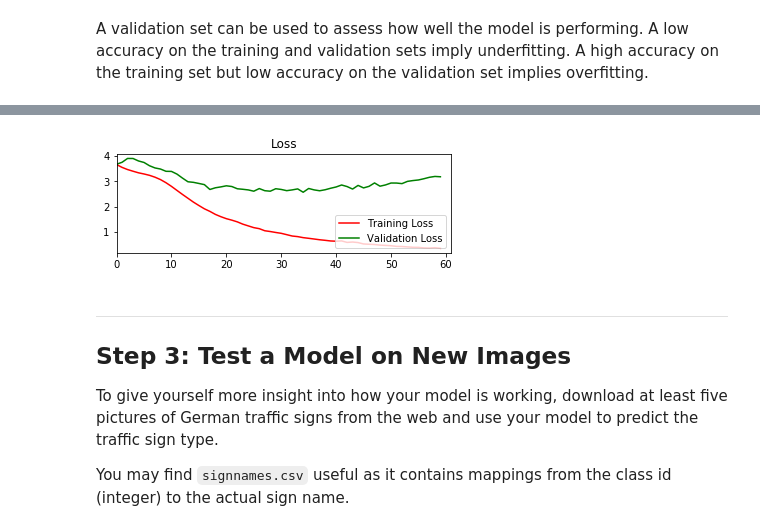
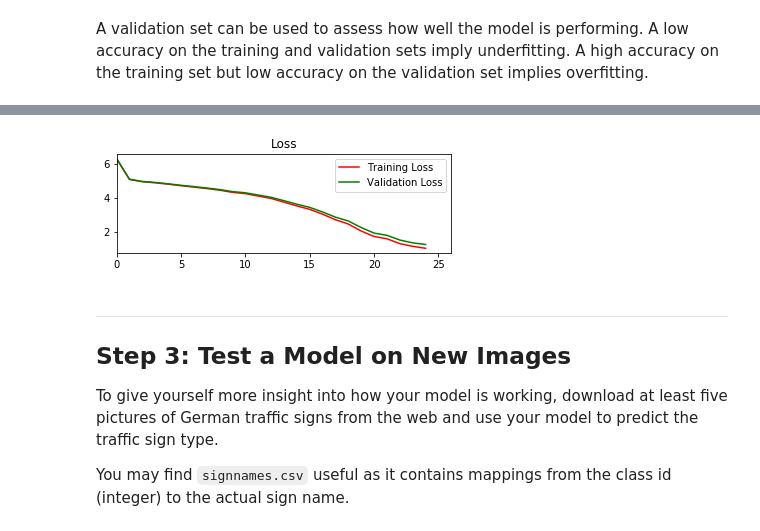
Before and after one commit to udacity/CarND-Traffic-Sign-Classifier-Project, a Jupyter notebook: Traffic_Sign_Classifier.ipynb, the cells around one changed output, grey strips where cells are left out. Saved outputs shown, nothing was run; the diff lists cells and outputs as text; code cells hidden in the pictures.

Commit message:
Accuracy: 934

```diff
--- a/Traffic_Sign_Classifier.ipynb
+++ b/Traffic_Sign_Classifier.ipynb
@@ -263,16 +367,27 @@ def GetLogits(X):
 A validation set can be used to assess how well the model is performing. A low accuracy on the training and validation
 sets imply underfitting. A high accuracy on the training set but low accuracy on the validation set implies overfitting.
 # %%
+tf.reset_default_graph()
+
 x = tf.placeholder(tf.float32, (None, image_shape[0], image_shape[1], image_shape[2]), name='x_placeholder')
 y = tf.placeholder(tf.int32, (None), name='y_placeholder')
+is_training = tf.placeholder(tf.bool)
+keep_prob = tf.placeholder(tf.float32, name='keep_prob')
+
 onehot_y = tf.one_hot(y, n_classes)
-batch_size = 15000
-epochs = 60
-r_lambda = 0.01
+batch_size = 300
+epochs = 25
+reg = 0.01 # regularization strength lambda
 # %%
-Learn_Rate = 0.001
-logits = GetLogits(x)
+Learn_Rate = 0.0007
+logits = GetLogits(x, is_training, keep_prob)
 cross_entropy = tf.nn.softmax_cross_entropy_with_logits(logits=logits, labels=onehot_y)
-loss_operation = tf.reduce_mean(cross_entropy + tf.mul(r_lambda, tf.add(regularizer_1, regularizer_2)))
-optimizer = tf.train.AdamOptimizer(learning_rate = Learn_Rate)
-trainer = optimizer.minimize(loss_operation)
+reg_loss = tf.get_collection(tf.GraphKeys.REGULARIZATION_LOSSES)
+loss_operation = tf.reduce_mean(cross_entropy) + tf.reduce_mean(reg_loss)
+
+# when training, the moving_mean and moving_variance need to be updated.
+# By default the update ops are placed in tf.GraphKeys.UPDATE_OPS,
+#so they need to be added as a dependency to the train_op.
+update_ops = tf.get_collection(tf.GraphKeys.UPDATE_OPS)
+with tf.control_dependencies(update_ops):
+    trainer = tf.train.AdamOptimizer(learning_rate = Learn_Rate).minimize(loss_operation)
@@ -291,7 +417,8 @@ def evaluate(x_set, y_set):
         end_idx = i + batch_size
         x_batch = x_set[start_idx:end_idx]
         y_batch = y_set[start_idx:end_idx]
-        loss, accuracy = sess.run([loss_operation, accuracy_operation], feed_dict= {x: x_batch, y:y_batch})
+        loss, accuracy = sess.run([loss_operation, accuracy_operation],
+                                  feed_dict= {x: x_batch, y:y_batch, is_training: False, keep_prob: 1.0})
         num_correct_preds += (len(x_batch) * accuracy)
         total_loss += (loss * len(x_batch))
     return total_loss/num_examples, num_correct_preds/num_examples
@@ -303,6 +430,7 @@ num_examples = len(X_train)
 with tf.Session() as sess:
     sess.run(tf.global_variables_initializer())
     print("Starting training")
+    print ("Number of examples: {}".format(num_examples))
 
     training_losses = []
     validation_losses = []
@@ -315,13 +443,13 @@ with tf.Session() as sess:
             end_idx = i + batch_size
             x_batch = X_train[start_idx:end_idx]
             y_batch = y_train[start_idx:end_idx]
-            sess.run(trainer, feed_dict= {x: x_batch, y: y_batch})
+            sess.run(trainer, feed_dict= {x: x_batch, y: y_batch, is_training: True, keep_prob: 0.5})
 
         training_loss, accuracy = evaluate(X_train, y_train)
         print ("Epoch: {}: Training Loss: {:.3f}".format(j+1, training_loss))
         training_losses.append(training_loss)
 
-        validation_loss, validation_accuracy = evaluate(X_valid_scaled, y_valid)
+        validation_loss, validation_accuracy = evaluate(X_valid, y_valid)
         validation_losses.append(validation_loss)
         print ("Epoch: {}: Validation Loss: {:.3f}".format(j+1, validation_loss))
 
@@ -332,7 +460,7 @@ with tf.Session() as sess:
     loss_plot.plot(training_losses, 'r', label='Training Loss')
     loss_plot.plot(validation_losses, 'g', label='Validation Loss')
     loss_plot.set_xlim([0, epochs+1])
-    loss_plot.legend(loc=4)
+    loss_plot.legend(loc=1)
 
     saver = tf.train.Saver()
     saver.save(sess, './Model_Session')
@@ -361,5 +489,5 @@ Validation Accuracy: 0.569
 Model Saved
-[figure, old version]
+[figure, new version]
 # %% [markdown]
 ---
 
```
Also changed, not shown: parts of 9 cells of this notebook.
